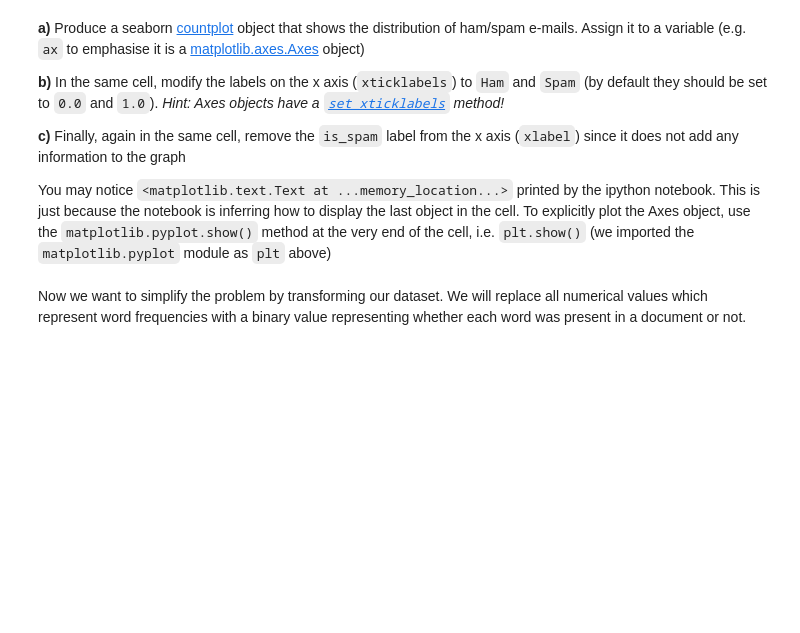
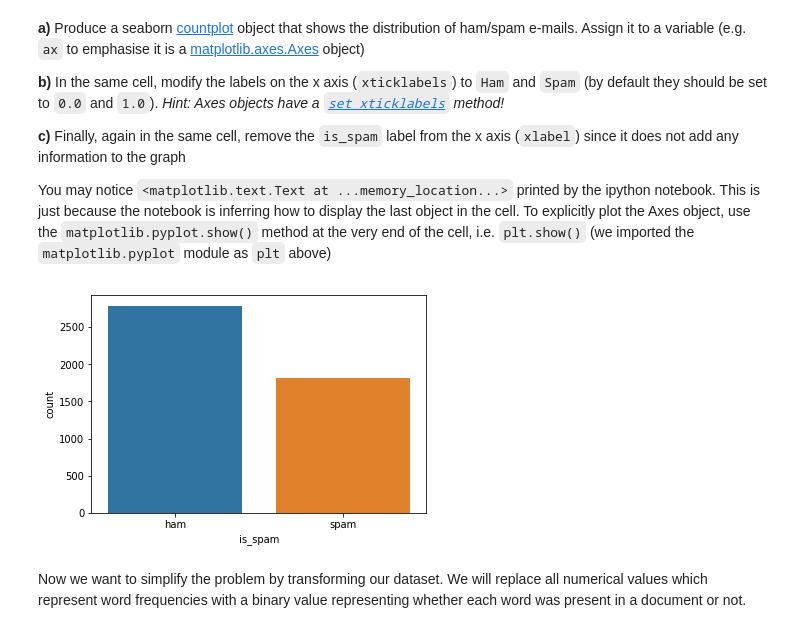
Before and after one commit to anshul28101997/IntroToMachineLearning, a Jupyter notebook: labs/01 - Analysis and Visualisation.ipynb, the cells around one changed output. Drawn from its saved outputs; the diff is of its cells as text; code cells hidden in the pictures; blank space fills up the shorter version.

```diff
--- a/labs/01 - Analysis and Visualisation.ipynb
+++ b/labs/01 - Analysis and Visualisation.ipynb
@@ -73,2 +127,6 @@ We now want to *remove* some of the attributes from our data. There are various
+# %%
+spambase = spambase.drop("capital_run_length_average", axis=1)
+spambase = spambase.drop("capital_run_length_longest", axis=1)
+spambase = spambase.drop("capital_run_length_total", axis=1)
 # %% [markdown]
 **b)** Display the new number of attributes. Does it look like what you expected?
@@ -93,3 +151,10 @@ You may notice `<matplotlib.text.Text at ...memory_location...>` printed by the
+# %%
+ax = sns.countplot(x = "is_spam", data = spambase)
+ax = ax.set_xticklabels(["ham", "spam"])
+
+#don't know how to remove the x label
+# %% [output]
+[figure, added]
 # %% [markdown]
 Now we want to simplify the problem by transforming our dataset. We will replace all numerical values which represent word frequencies with a binary value representing whether each word was present in a document or not.
 # %% [markdown]
```
Also changed, not shown: parts of 50 cells of this notebook.
